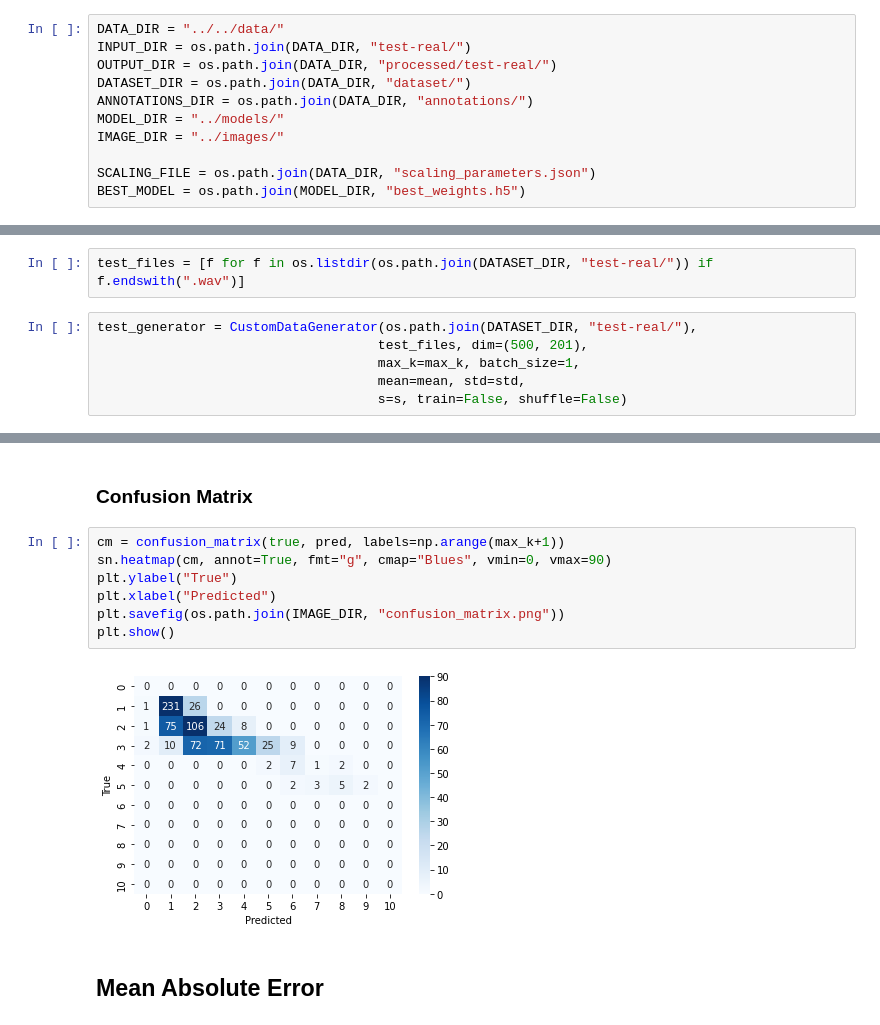
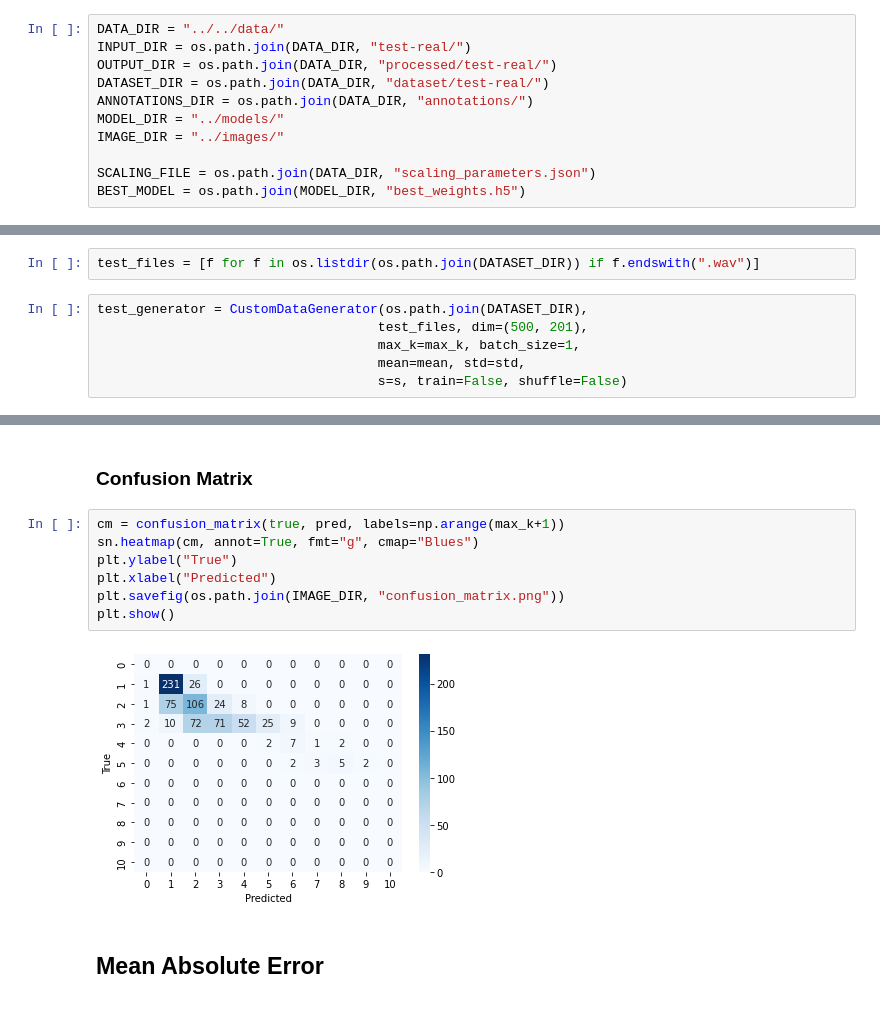
Before and after one commit to marlousnijman/ASR-speaker-estimation, a Jupyter notebook: src/experiments.ipynb, the cells around one changed output, grey strips where cells are left out. Drawn from its saved outputs; the diff is of its cells as text.

```diff
--- a/src/experiments.ipynb
+++ b/src/experiments.ipynb
@@ -24,7 +24,7 @@ from util import *
 DATA_DIR = "../../data/"
 INPUT_DIR = os.path.join(DATA_DIR, "test-real/")
 OUTPUT_DIR = os.path.join(DATA_DIR, "processed/test-real/")
-DATASET_DIR = os.path.join(DATA_DIR, "dataset/")
+DATASET_DIR = os.path.join(DATA_DIR, "dataset/test-real/")
 ANNOTATIONS_DIR = os.path.join(DATA_DIR, "annotations/")
 MODEL_DIR = "../models/"
 IMAGE_DIR = "../images/"
@@ -190,9 +191,9 @@ _________________________________________________________________
 # %% [markdown]
 ### Data Generator
 # %%
-test_files = [f for f in os.listdir(os.path.join(DATASET_DIR, "test-real/")) if f.endswith(".wav")]
+test_files = [f for f in os.listdir(os.path.join(DATASET_DIR)) if f.endswith(".wav")]
 # %%
-test_generator = CustomDataGenerator(os.path.join(DATASET_DIR, "test-real/"),
+test_generator = CustomDataGenerator(os.path.join(DATASET_DIR),
                                     test_files, dim=(500, 201),
                                     max_k=max_k, batch_size=1,
                                     mean=mean, std=std,
@@ -216,13 +217,13 @@ if not os.path.exists(IMAGE_DIR):
 ### Confusion Matrix
 # %%
 cm = confusion_matrix(true, pred, labels=np.arange(max_k+1))
-sn.heatmap(cm, annot=True, fmt="g", cmap="Blues", vmin=0, vmax=90)
+sn.heatmap(cm, annot=True, fmt="g", cmap="Blues")
 plt.ylabel("True")
 plt.xlabel("Predicted")
 plt.savefig(os.path.join(IMAGE_DIR, "confusion_matrix.png"))
 plt.show()
 # %% [output]
-[figure, old version]
+[figure, new version]
 # %% [markdown]
 ## Mean Absolute Error
 # %%
```
Also changed, not shown: parts of 5 cells of this notebook, 3 other files.
